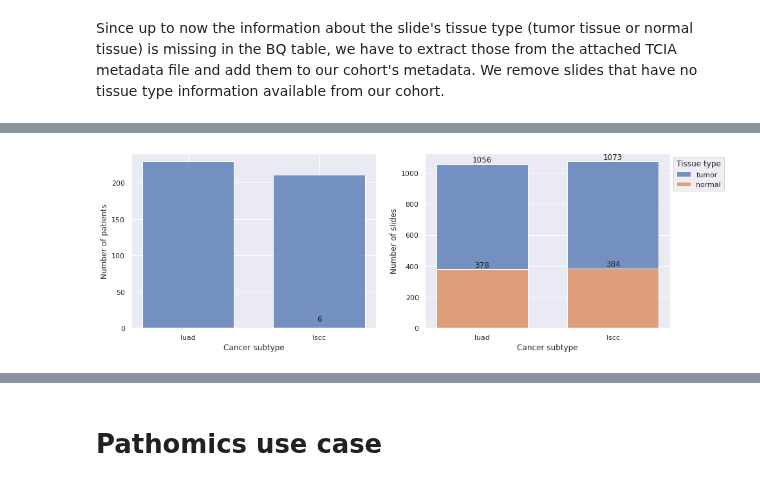
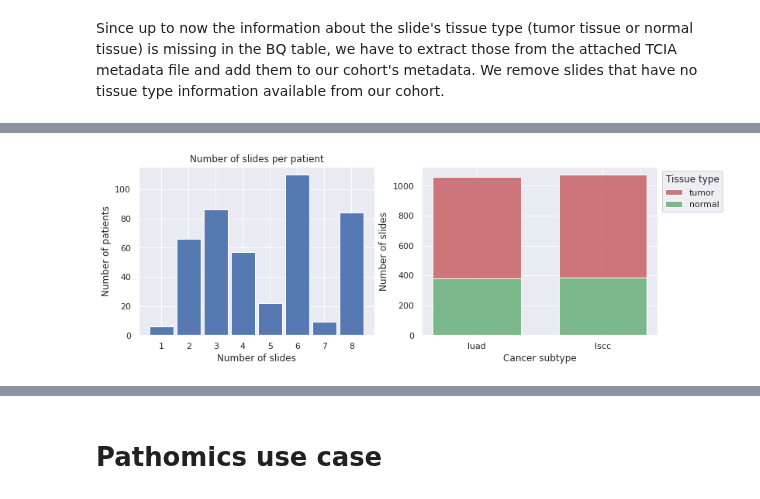
Before and after one commit to ImagingDataCommons/idc-pathomics-use-case-1, a Jupyter notebook: src/cptac-use-case.ipynb, the cells around one changed output, grey strips where cells are left out. Cells and saved outputs as stored; diff of their text form; code cells hidden in the pictures.

```diff
--- a/src/cptac-use-case.ipynb
+++ b/src/cptac-use-case.ipynb
@@ -152,22 +156,20 @@ Total number of slides in this cohort:  2129
 # %%
-fig, (ax1, ax2) = plt.subplots(1, 2, figsize=(15, 5))
+fig, (ax1, ax2) = plt.subplots(1, 2, figsize=(12, 4))
 
-# Distribution of patients
-patients = slides_metadata.drop_duplicates(subset=['patient_id'])
-sns.histplot(data=patients, x='cancer_subtype', ax=ax1, shrink=0.7)
-ax1.set_xlabel('Cancer subtype')
+# How many slides per patient? --> maybe also distinguish between luad and lscc pattients
+slides_per_patient = slides_metadata.groupby(['patient_id', 'cancer_subtype']).size()
+ax1 = sns.histplot(data=slides_per_patient, discrete=True, ax=ax1, shrink=0.9)
+ax1.set_title('Number of slides per patient')
+ax1.set_xlabel('Number of slides')
 ax1.set_ylabel('Number of patients')
-ax1.bar_label(ax.containers[0])
 
 # Displaying tissue type distribution
 #print(slides_metadata.groupby(['cancer_subtype', 'tissue_type']).size())
-plot2 = sns.histplot(data=slides_metadata, x='cancer_subtype', hue='tissue_type', multiple='stack', ax=ax2, shrink=0.7)
+plot = sns.histplot(data=slides_metadata, x='cancer_subtype', hue='tissue_type', palette=['r','g'], multiple='stack', ax=ax2, shrink=0.7)
 ax2.set_xlabel('Cancer subtype')
 ax2.set_ylabel('Number of slides')
-ax2.bar_label(plot2.containers[0])
-ax2.bar_label(plot2.containers[1])
-legend = plot2.get_legend()
+legend = plot.get_legend()
 legend.set_title('Tissue type')
 legend.set_bbox_to_anchor((1, 1))
 # %% [output]
-[figure, old version]
+[figure, new version]
```
Also changed, not shown: parts of 17 cells of this notebook, 1 other file.
